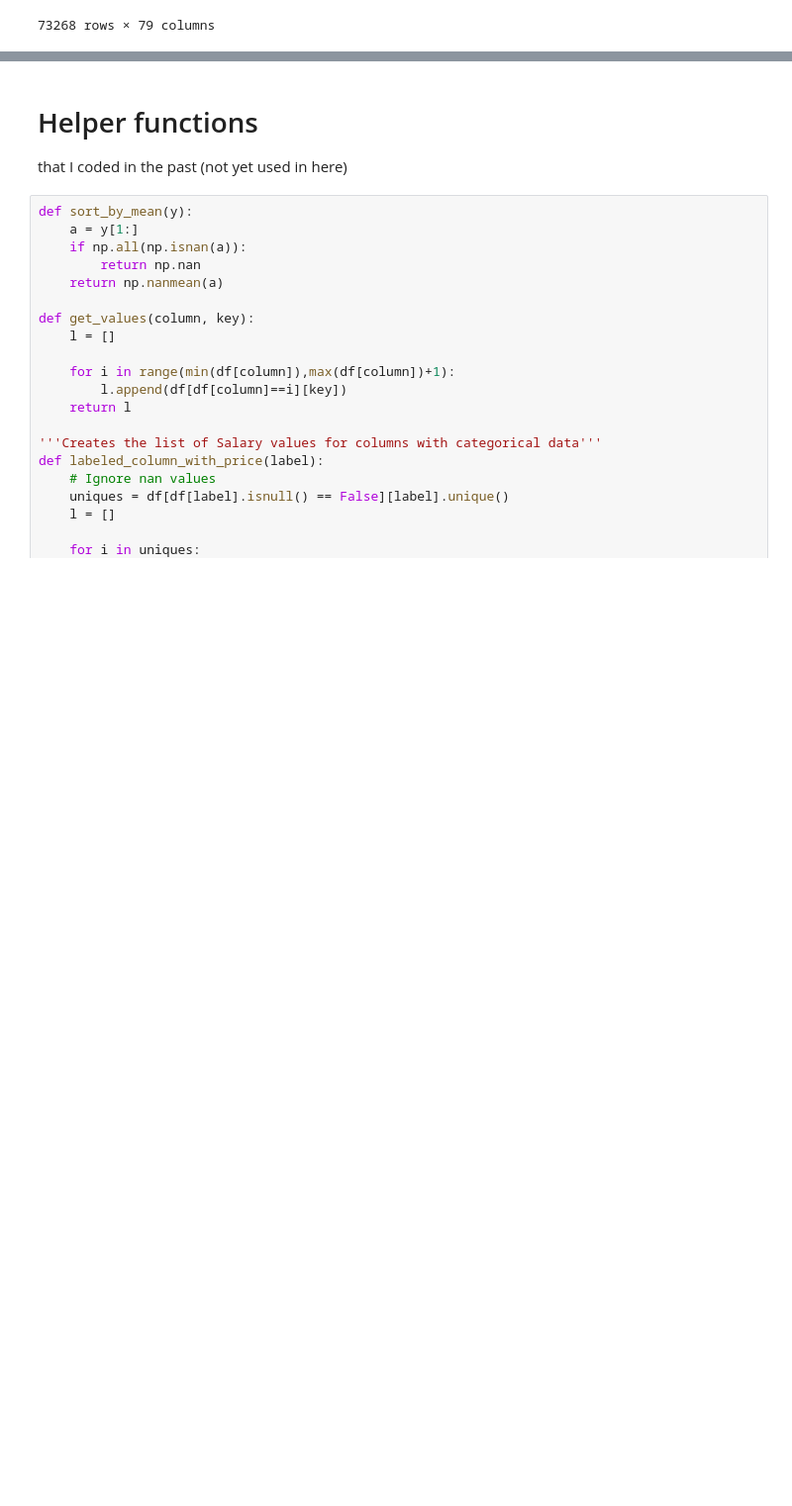
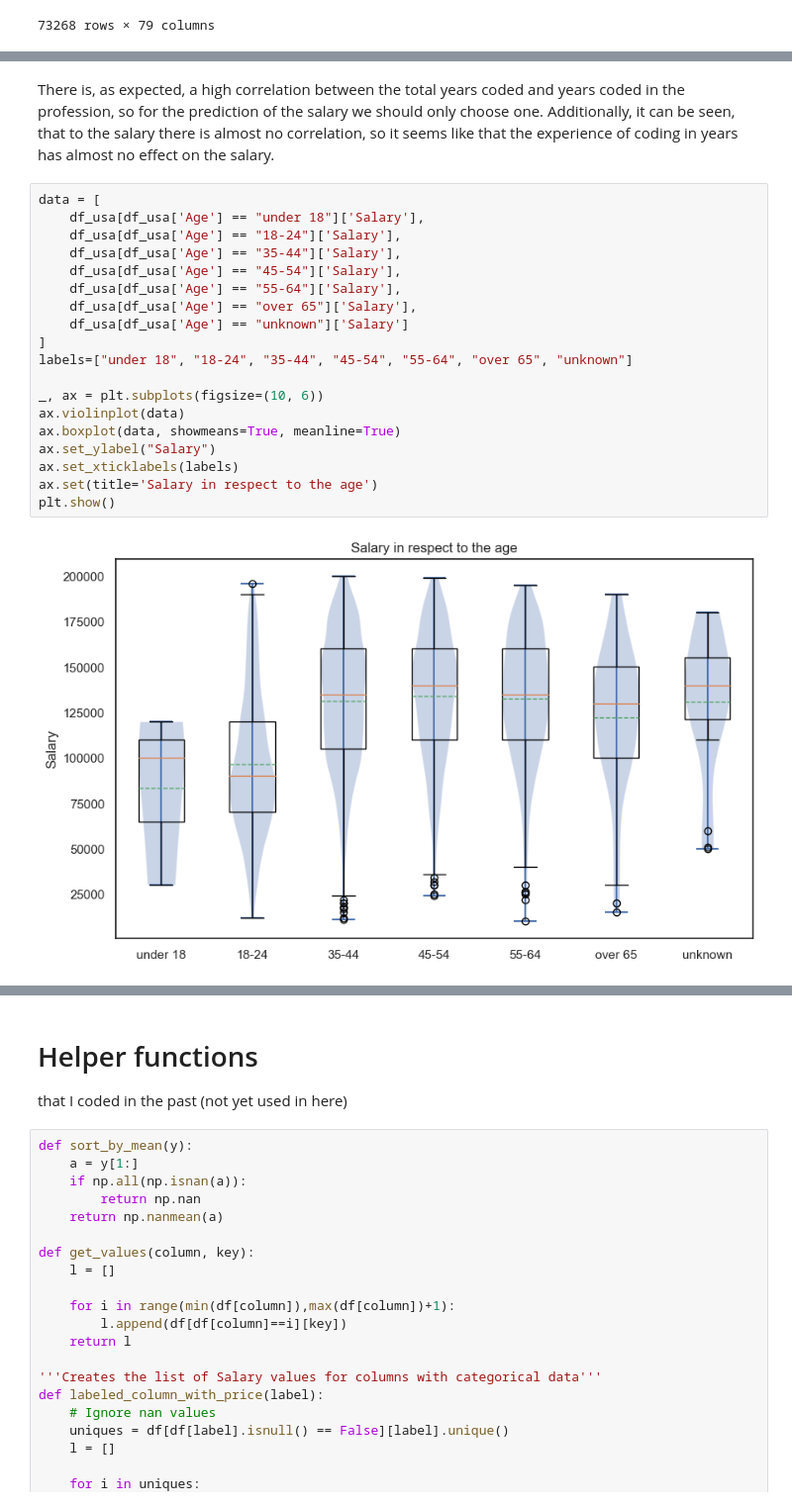
Before and after one commit to LucaF171/DataLiteracyProject, a Jupyter notebook: project.ipynb, the cells around one changed output, grey strips where cells are left out. Shown at 99% size. Saved outputs shown, nothing was run; the diff lists cells and outputs as text; blank space fills up the shorter version.

```diff
--- a/project.ipynb
+++ b/project.ipynb
@@ -514,0 +284,23 @@ df
+# %% [markdown]
+There is, as expected, a high correlation between the total years coded and years coded in the profession, so for the prediction of the salary we should only choose one. Additionally, it can be seen, that to the salary there is almost no correlation, so it seems like that the experience of coding in years has almost no effect on the salary.
+# %%
+data = [
+    df_usa[df_usa['Age'] == "under 18"]['Salary'],
+    df_usa[df_usa['Age'] == "18-24"]['Salary'],
+    df_usa[df_usa['Age'] == "35-44"]['Salary'],
+    df_usa[df_usa['Age'] == "45-54"]['Salary'],
+    df_usa[df_usa['Age'] == "55-64"]['Salary'],
+    df_usa[df_usa['Age'] == "over 65"]['Salary'],
+    df_usa[df_usa['Age'] == "unknown"]['Salary']
+]
+labels=["under 18", "18-24", "35-44", "45-54", "55-64", "over 65", "unknown"]
+
+_, ax = plt.subplots(figsize=(10, 6))
+ax.violinplot(data)
+ax.boxplot(data, showmeans=True, meanline=True)
+ax.set_ylabel("Salary")
+ax.set_xticklabels(labels)
+ax.set(title='Salary in respect to the age')
+plt.show()
+# %% [output]
+[figure, added]
```
Also changed, not shown: parts of 44 cells of this notebook.
